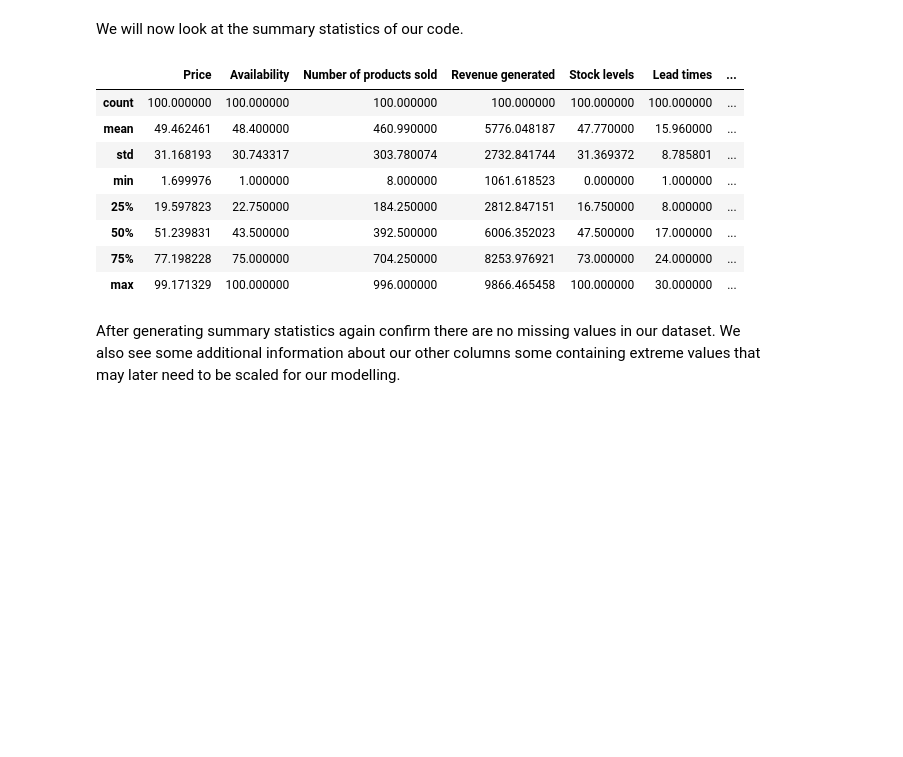
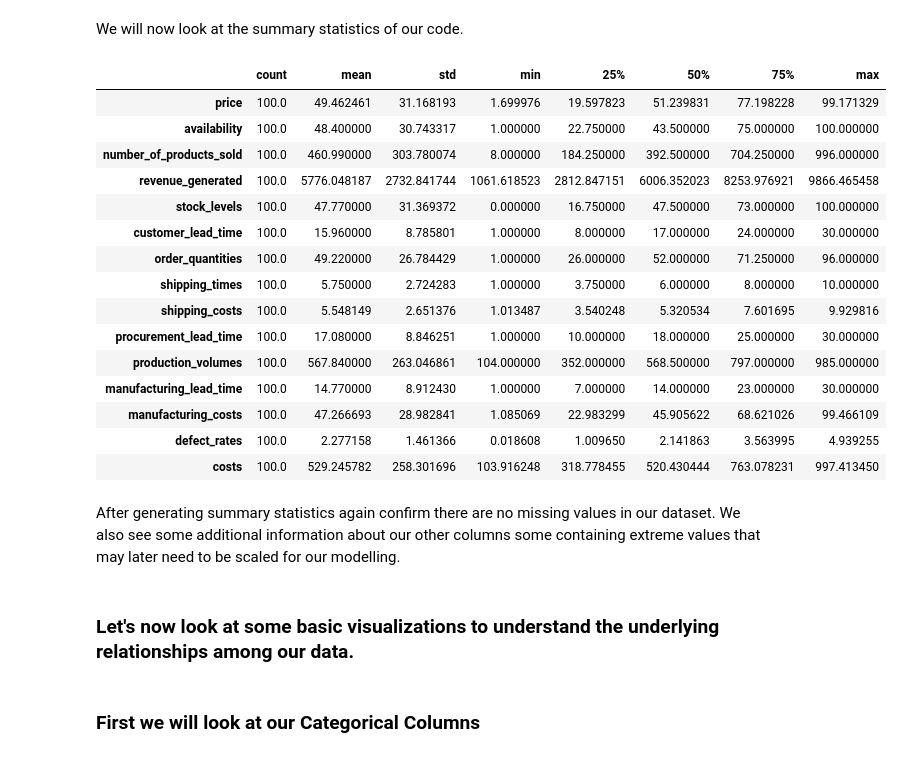
Before and after one commit to atharvakapadnis/supply-chain-analytics, a Jupyter notebook: P1/data1_analysis.ipynb, the cells around one changed output. Cells and saved outputs as stored; diff of their text form; code cells hidden in the pictures; blank space fills up the shorter version.

Commit message:
task: improved imputation finished base visualizations.

```diff
--- a/P1/data1_analysis.ipynb
+++ b/P1/data1_analysis.ipynb
@@ -5,8 +5,17 @@
 1. Importing libraries and loading data
 # %%
 import pandas as pd
+import seaborn as sns
 
 # load the data set
 df = pd.read_csv('data/supply_chain_data.csv')
+
+# Let's normalize the column names.
+df.columns = [col.strip().lower().replace(' ', '_') for col in df.columns]
+df = df.rename(columns={
+    'lead_times': "customer_lead_time",
+    'lead_time': 'procurement_lead_time'
+})
+
 df.head()
 # %% [output]
@@ -85,16 +95,27 @@ Columns:
 # %% [markdown]
 We will now look at the summary statistics of our code.
 # %%
-df.describe()
+df.describe().T
 # %% [output]
-|  | Price | Availability | Number of products sold | Revenue generated | Stock levels | Lead times | ... |
-| count | 100.000000 | 100.000000 | 100.000000 | 100.000000 | 100.000000 | 100.000000 | ... |
-| mean | 49.462461 | 48.400000 | 460.990000 | 5776.048187 | 47.770000 | 15.960000 | ... |
-| std | 31.168193 | 30.743317 | 303.780074 | 2732.841744 | 31.369372 | 8.785801 | ... |
-| min | 1.699976 | 1.000000 | 8.000000 | 1061.618523 | 0.000000 | 1.000000 | ... |
-| 25% | 19.597823 | 22.750000 | 184.250000 | 2812.847151 | 16.750000 | 8.000000 | ... |
-| 50% | 51.239831 | 43.500000 | 392.500000 | 6006.352023 | 47.500000 | 17.000000 | ... |
-| 75% | 77.198228 | 75.000000 | 704.250000 | 8253.976921 | 73.000000 | 24.000000 | ... |
-| max | 99.171329 | 100.000000 | 996.000000 | 9866.465458 | 100.000000 | 30.000000 | ... |
+|  | count | mean | std | min | 25% | 50% | 75% | max |
+| price | 100.0 | 49.462461 | 31.168193 | 1.699976 | 19.597823 | 51.239831 | 77.198228 | 99.171329 |
+| availability | 100.0 | 48.400000 | 30.743317 | 1.000000 | 22.750000 | 43.500000 | 75.000000 | 100.000000 |
+| number_of_products_sold | 100.0 | 460.990000 | 303.780074 | 8.000000 | 184.250000 | 392.500000 | 704.250000 | 996.000000 |
+| revenue_generated | 100.0 | 5776.048187 | 2732.841744 | 1061.618523 | 2812.847151 | 6006.352023 | 8253.976921 | 9866.465458 |
+| stock_levels | 100.0 | 47.770000 | 31.369372 | 0.000000 | 16.750000 | 47.500000 | 73.000000 | 100.000000 |
+| customer_lead_time | 100.0 | 15.960000 | 8.785801 | 1.000000 | 8.000000 | 17.000000 | 24.000000 | 30.000000 |
+| order_quantities | 100.0 | 49.220000 | 26.784429 | 1.000000 | 26.000000 | 52.000000 | 71.250000 | 96.000000 |
+| shipping_times | 100.0 | 5.750000 | 2.724283 | 1.000000 | 3.750000 | 6.000000 | 8.000000 | 10.000000 |
+| shipping_costs | 100.0 | 5.548149 | 2.651376 | 1.013487 | 3.540248 | 5.320534 | 7.601695 | 9.929816 |
+| procurement_lead_time | 100.0 | 17.080000 | 8.846251 | 1.000000 | 10.000000 | 18.000000 | 25.000000 | 30.000000 |
+| production_volumes | 100.0 | 567.840000 | 263.046861 | 104.000000 | 352.000000 | 568.500000 | 797.000000 | 985.000000 |
+| manufacturing_lead_time | 100.0 | 14.770000 | 8.912430 | 1.000000 | 7.000000 | 14.000000 | 23.000000 | 30.000000 |
+| manufacturing_costs | 100.0 | 47.266693 | 28.982841 | 1.085069 | 22.983299 | 45.905622 | 68.621026 | 99.466109 |
+| defect_rates | 100.0 | 2.277158 | 1.461366 | 0.018608 | 1.009650 | 2.141863 | 3.563995 | 4.939255 |
+| costs | 100.0 | 529.245782 | 258.301696 | 103.916248 | 318.778455 | 520.430444 | 763.078231 | 997.413450 |
 # %% [markdown]
 After generating summary statistics again confirm there are no missing values in our dataset. We also see some additional information about our other columns some containing extreme values that may later need to be scaled for our modelling.
+# %% [markdown]
+### Let's now look at some basic visualizations to understand the underlying relationships among our data.
+# %% [markdown]
+### First we will look at our Categorical Columns
```
Also changed, not shown: parts of 17 cells of this notebook.
